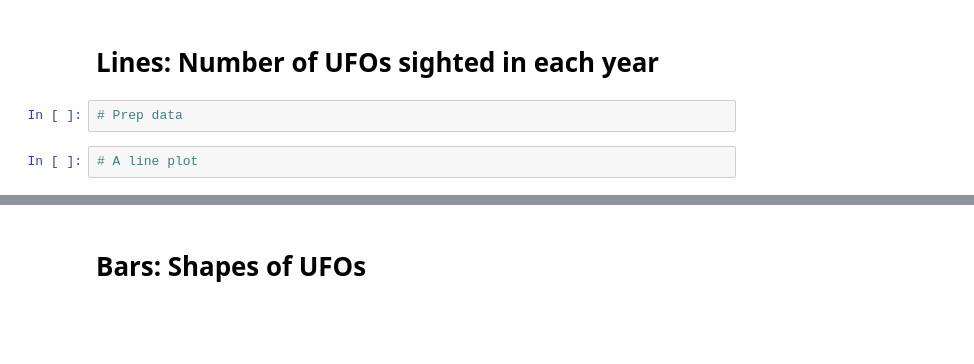
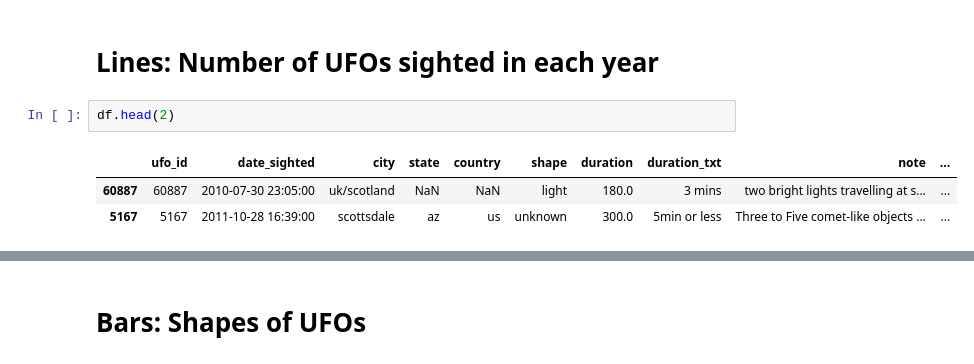
Before and after one commit to UIUC-iSchool-DataViz/spr2024, a Jupyter notebook: week04/lecture_08_bqplot.ipynb, the cells around one changed output, grey strips where cells are left out. Cells and saved outputs as stored; diff of their text form; blank space fills up the shorter version.

```diff
--- a/week04/lecture_08_bqplot.ipynb
+++ b/week04/lecture_08_bqplot.ipynb
@@ -51,7 +98,9 @@ df.info()
 # Basic plot types
 # %% [markdown]
 # Lines: Number of UFOs sighted in each year
-# %%
-# Prep data
-# %%
-# A line plot
+# %%
+df.head(2)
+# %% [output]
+|  | ufo_id | date_sighted | city | state | country | shape | duration | duration_txt | note | ... |
+| 60887 | 60887 | 2010-07-30 23:05:00 | uk/scotland | NaN | NaN | light | 180.0 | 3 mins | two bright lights travelling at s... | ... |
+| 5167 | 5167 | 2011-10-28 16:39:00 | scottsdale | az | us | unknown | 300.0 | 5min or less | Three to Five comet-like objects ... | ... |
```
Also changed, not shown: parts of 42 cells of this notebook.
